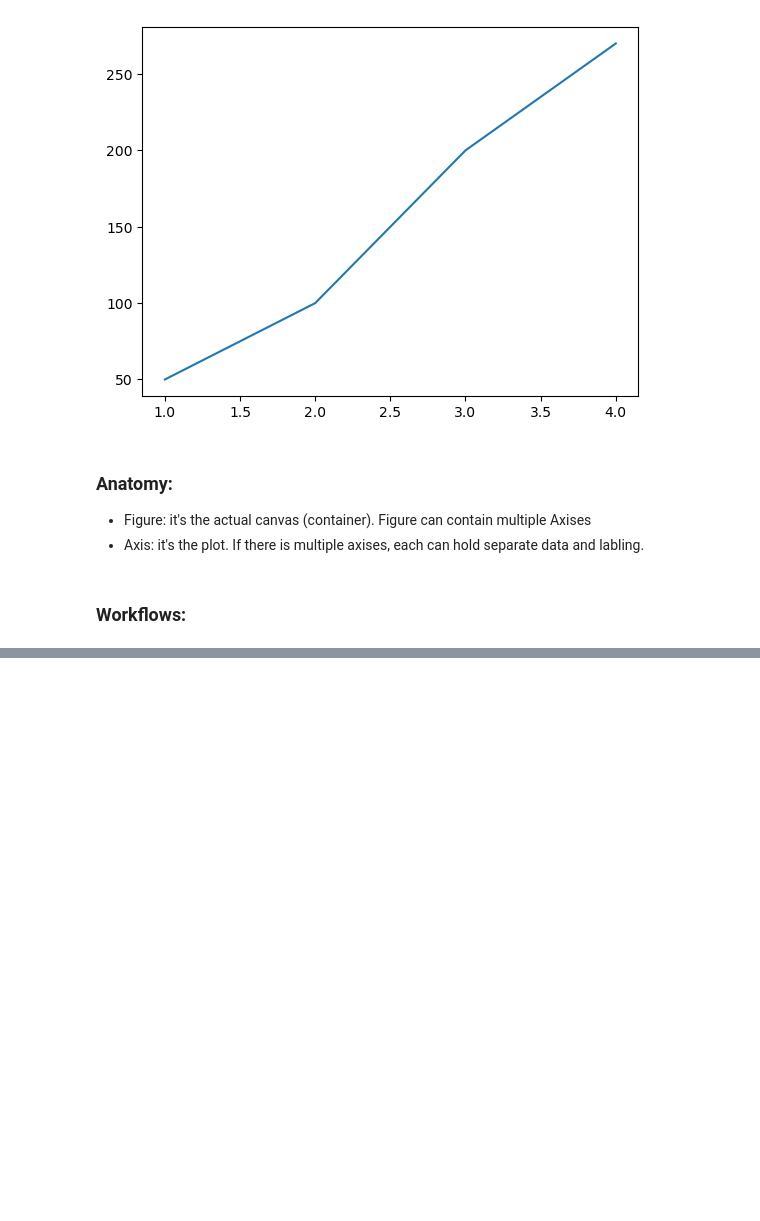
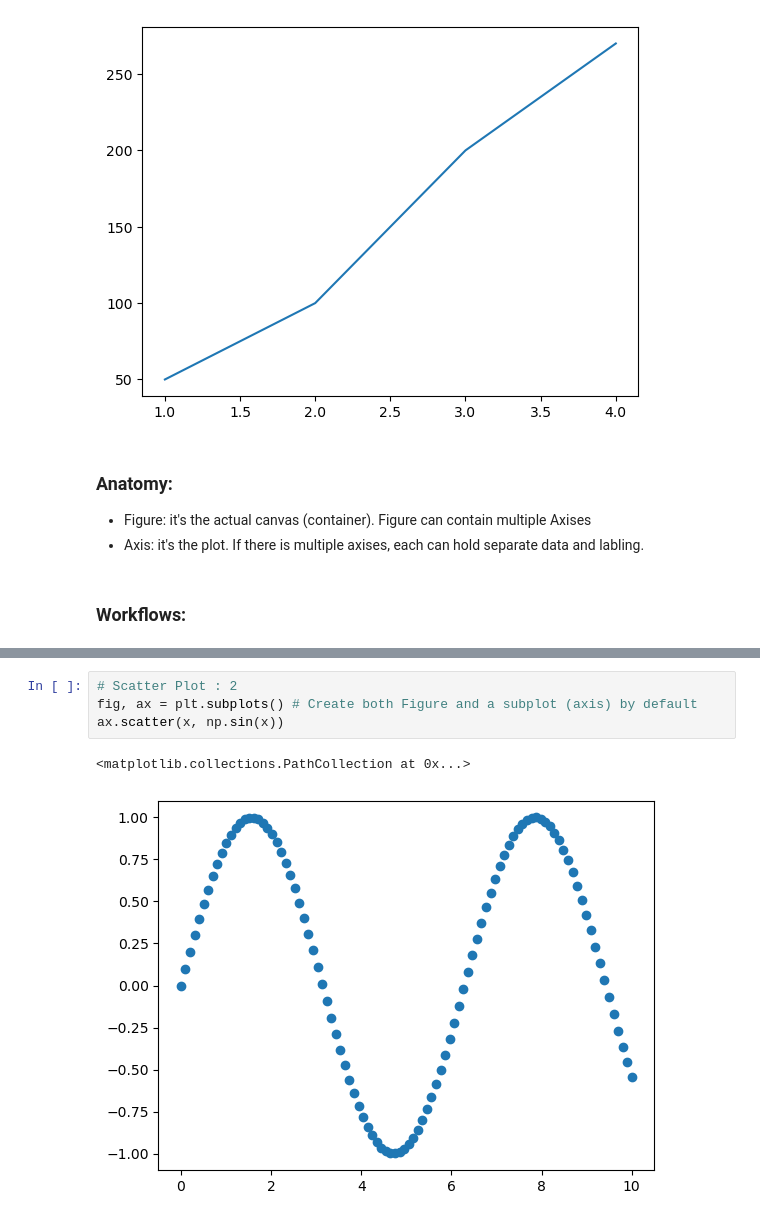
Before and after one commit to MainulDip/AiMlStudy, a Jupyter notebook: apps/1-pandas/Matplotlib-Basics.ipynb, the cells around one changed output, grey strips where cells are left out. Saved outputs shown, nothing was run; the diff lists cells and outputs as text; blank space fills up the shorter version.

```diff
--- a/apps/1-pandas/Matplotlib-Basics.ipynb
+++ b/apps/1-pandas/Matplotlib-Basics.ipynb
@@ -81,0 +119,7 @@ fig.savefig("./images/sample-plot.png")
+# %%
+# Scatter Plot : 2
+fig, ax = plt.subplots() # Create both Figure and a subplot (axis) by default
+ax.scatter(x, np.sin(x))
+# %% [output]
+<matplotlib.collections.PathCollection at 0x...>
+[figure, added]
```
Also changed, not shown: parts of 31 cells of this notebook, 2 other files.
